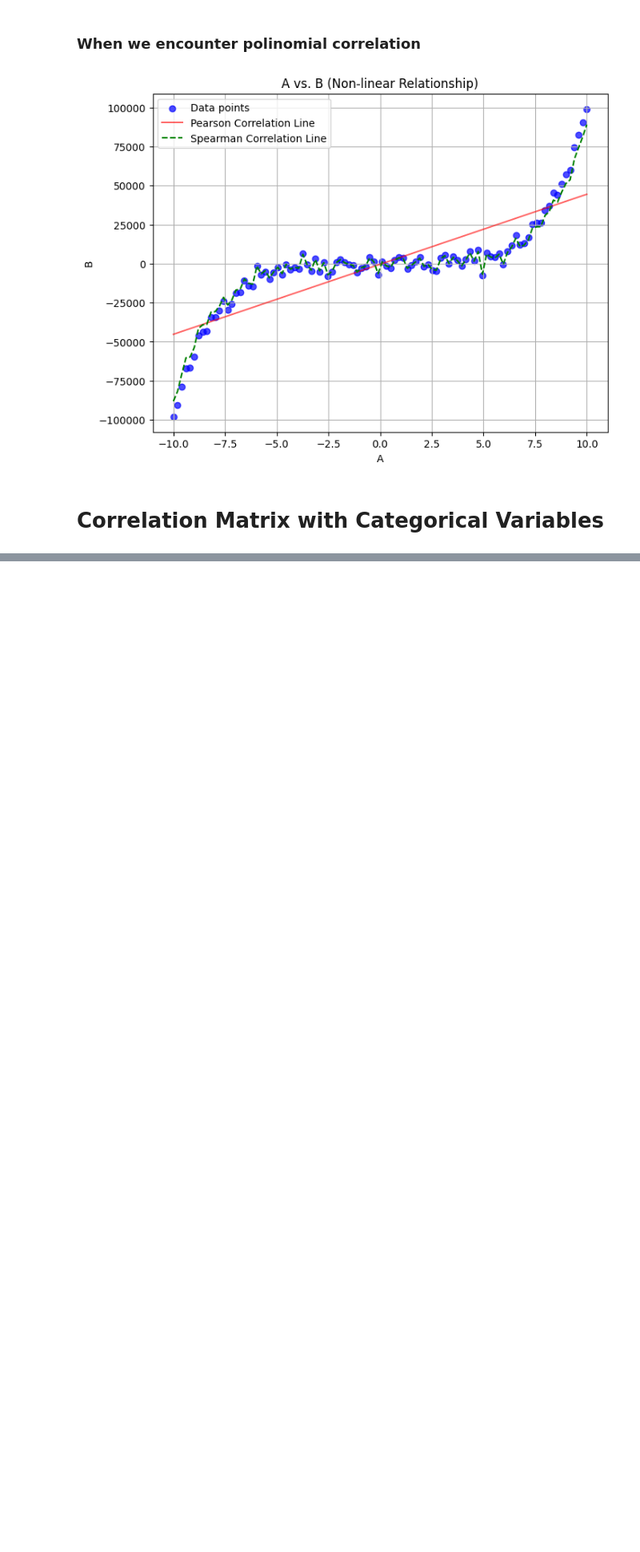
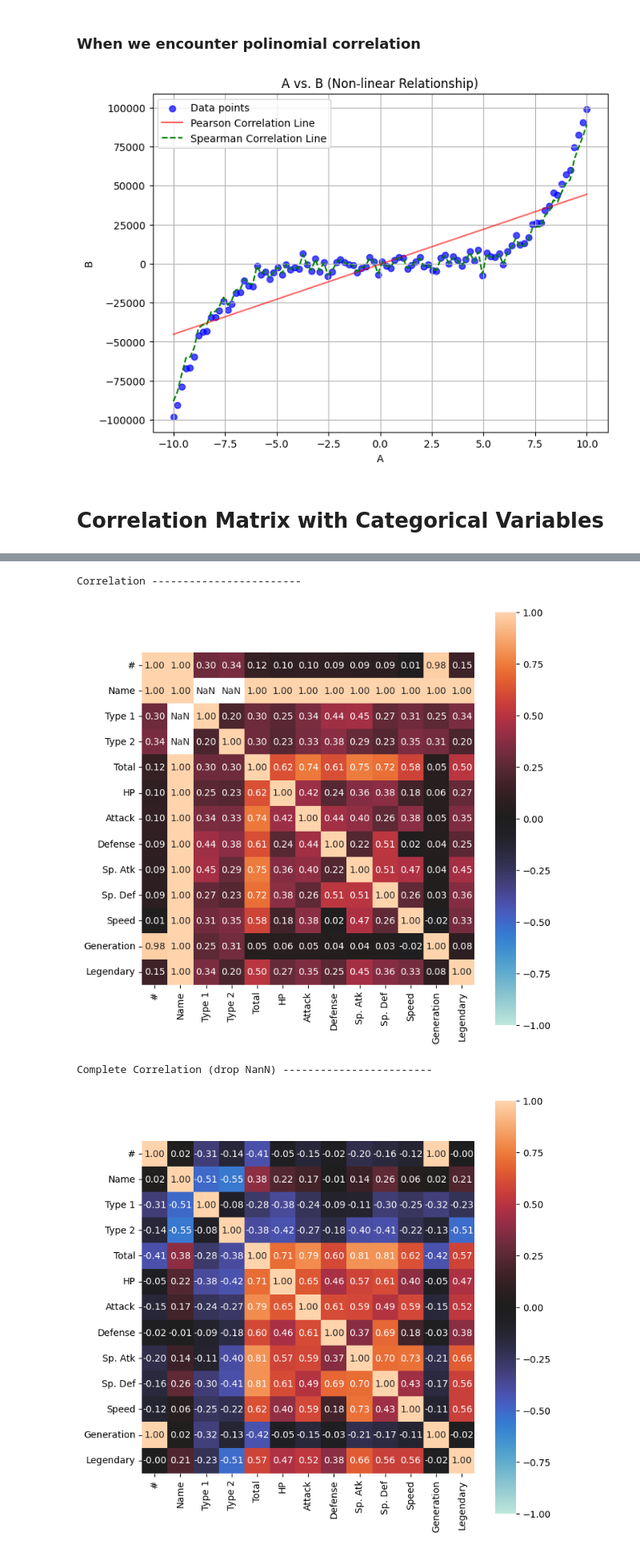
Before and after one commit to Undersk0re/machine-learning-course, a Jupyter notebook: Example/09-seaborn_plot.ipynb, the cells around one changed output, grey strips where cells are left out. Shown at 80% size. Saved outputs shown, nothing was run; the diff lists cells and outputs as text; code cells hidden in the pictures; blank space fills up the shorter version.

```diff
--- a/Example/09-seaborn_plot.ipynb
+++ b/Example/09-seaborn_plot.ipynb
@@ -660,3 +660,23 @@ plt.show()
 [figure]
 # %% [markdown]
 # Correlation Matrix with Categorical Variables
+# %%
+import pandas as pd
+from dython.nominal import associations
+from dython.nominal import identify_nominal_columns
+import matplotlib.pyplot as plt
+import warnings
+warnings.filterwarnings('ignore')
+
+preview_window=2
+
+url="https://raw.githubusercontent.com/adamerose/datasets/master/pokemon.csv"
+df= pd.read_csv(url)
+print("\n\n")
+print("Preview ------------------------")
+print(df.head(preview_window))
+
+print("")
+print("Find class features")
+categorical_features=identify_nominal_columns(df)
+print(categorical_features) # is a list of fields
@@ -662,0 +701,31 @@ plt.show()
+# %%
+print("\n\n")
+print("Correlation ------------------------")
+#complete_correlation= associations(df, filename= 'complete_correlation.png', figsize=(5,5))
+complete_correlation= associations(df,  figsize=(8,8)) # without saving plot
+plt.show()
+
+
+print("\n\n")
+print("Complete Correlation (drop NanN) ------------------------")
+df_complete_corr=complete_correlation['corr']
+df_complete_corr.dropna(axis=1, how='all').dropna(axis=0,
+                            how='all').style.background_gradient(cmap='coolwarm',
+                            axis=None) #.set_precision(2)
+complete_correlation= associations(df_complete_corr,  figsize=(8,8))
+plt.show()
+
+
+print("\n\n")
+print("Correlation Matrix of Categorical Variables Only (categorical features) ------------------------")
+selected_column= df[categorical_features]
+categorical_df = selected_column.copy()
+print(categorical_df.head(preview_window))
+#categorical_correlation= associations(categorical_df, filename= 'categorical_correlation.png', figsize=(10,10))
+categorical_correlation= associations(categorical_df,  figsize=(8,8))
+plt.show()
+# %% [output]
+Correlation ------------------------
+[figure, added]
+Complete Correlation (drop NanN) ------------------------
+[figure, added]
```
Also changed, not shown: parts of 4 cells of this notebook, 5 other files.
